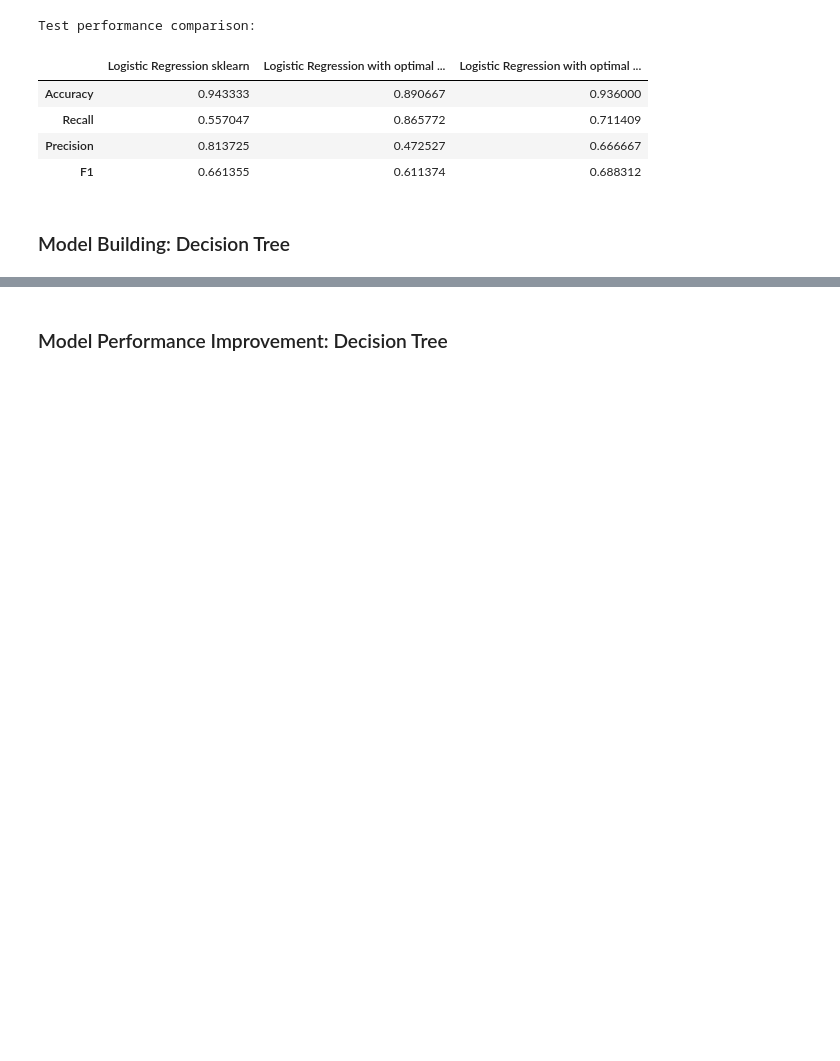
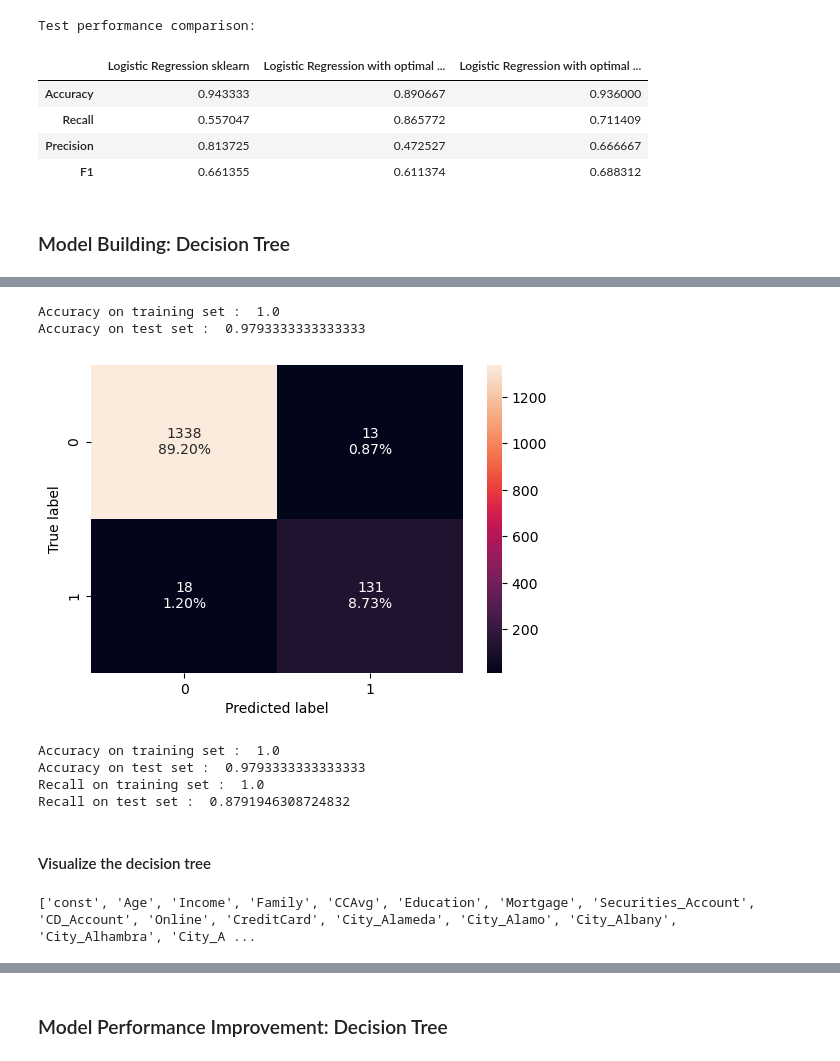
Before and after one commit to Drew75austin/Machine_Learning_Personal_Loan, a Jupyter notebook: SLC_Full_Code.ipynb, the cells around one changed output, grey strips where cells are left out. Saved outputs shown, nothing was run; the diff lists cells and outputs as text; code cells hidden in the pictures; blank space fills up the shorter version.

```diff
--- a/SLC_Full_Code.ipynb
+++ b/SLC_Full_Code.ipynb
@@ -1207,0 +1210,6 @@ NameError: name 'DecisionTreeClassifier' is not defined
+# %%
+print("Accuracy on training set : ",dTree.score(X_train, y_train))
+print("Accuracy on test set : ",dTree.score(X_test, y_test))
+# %% [output]
+Accuracy on training set :  1.0
+Accuracy on test set :  0.9793333333333333
@@ -1207,0 +1227,38 @@ NameError: name 'DecisionTreeClassifier' is not defined
+# %%
+def make_confusion_matrix(model, predictors, target):
+
+    y_pred = model.predict(predictors)
+    cm = confusion_matrix(target, y_pred)
+    labels = np.asarray(
+        [
+            ["{0:0.0f}".format(item) + "\n{0:.2%}".format(item / cm.flatten().sum())]
+            for item in cm.flatten()
+        ]
+    ).reshape(2, 2)
+
+    plt.figure(figsize=(6, 4))
+    sns.heatmap(cm, annot=labels, fmt="")
+    plt.ylabel("True label")
+    plt.xlabel("Predicted label")
+# %%
+make_confusion_matrix(dTree,X_test,y_test)
+# %% [output]
+[figure, added]
+# %%
+# Accuracy on train and test
+print("Accuracy on training set : ",dTree.score(X_train, y_train))
+print("Accuracy on test set : ",dTree.score(X_test, y_test))
+# Recall on train and test
+get_recall_score(dTree)
+# %% [output]
+Accuracy on training set :  1.0
+Accuracy on test set :  0.9793333333333333
+Recall on training set :  1.0
+Recall on test set :  0.8791946308724832
+# %% [markdown]
+#### Visualize the decision tree
+# %%
+feature_names = list(X.columns)
+print(feature_names)
+# %% [output]
+['const', 'Age', 'Income', 'Family', 'CCAvg', 'Education', 'Mortgage', 'Securities_Account', 'CD_Account', 'Online', 'CreditCard', 'City_Alameda', 'City_Alamo', 'City_Albany', 'City_Alhambra', 'City_A ...
```
Also changed, not shown: parts of 15 cells of this notebook.
